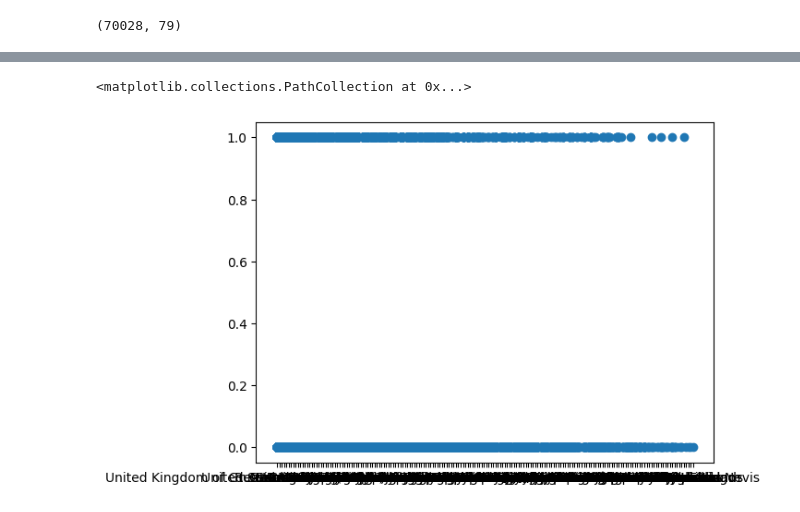
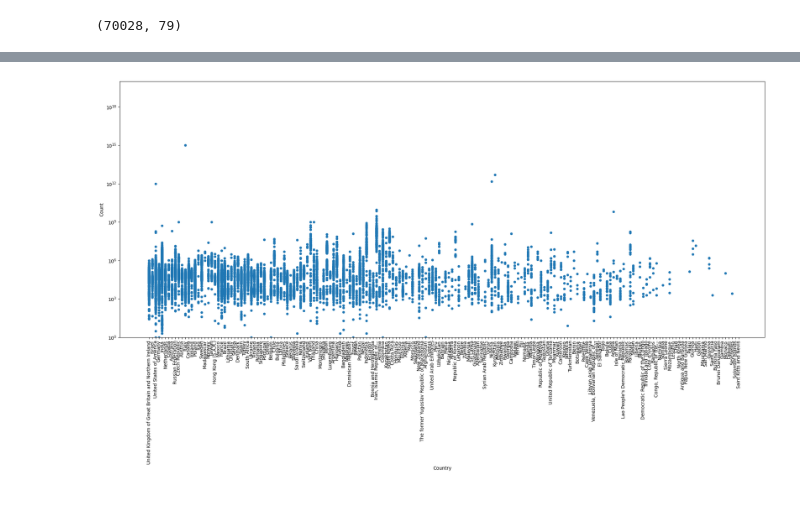
Before and after one commit to alphasigma25/VI-2022, a Jupyter notebook: test.ipynb, the cells around one changed output, grey strips where cells are left out. Cells and saved outputs as stored; diff of their text form; code cells hidden in the pictures.

Commit message:
graphiques

```diff
--- a/test.ipynb
+++ b/test.ipynb
@@ -74,7 +74,9 @@ uniqueValMulticat
 # Split categorical data by separator into one-hot columns
 data_df = df[selectedCategorical+selectedNumerical]
 
+multivalColumns = {}
+
 for col in multiCat:
     df_temp = df1[col].str.get_dummies(sep = ';').add_prefix(col+' - ')
-    print(df_temp.shape)
+    multivalColumns[col] = df_temp.columns
     data_df = data_df.join(df_temp)
@@ -115,5 +104,6 @@ df['Country'].value_counts().plot(kind='bar', xlabel='Age', ylabel='Count', rot=
-# %%
-plt.scatter(data_df['Country'],data_df['MentalHealth - I have a mood or emotional disorder (e.g., depression, bipolar disorder, etc.)'])
-# %% [output]
-<matplotlib.collections.PathCollection at 0x...>
-[figure, removed]
+# %%
+data_df.plot(x='Country', y='CompTotal', kind='scatter', ylim=(1, 1e20), logy=True, xlabel='Country', ylabel='Count', rot=90, figsize=(25,10))
+# plt.yscale('log')
+plt.show()
+# %% [output]
+[figure, added]
```
Also changed, not shown: parts of 8 cells of this notebook.
